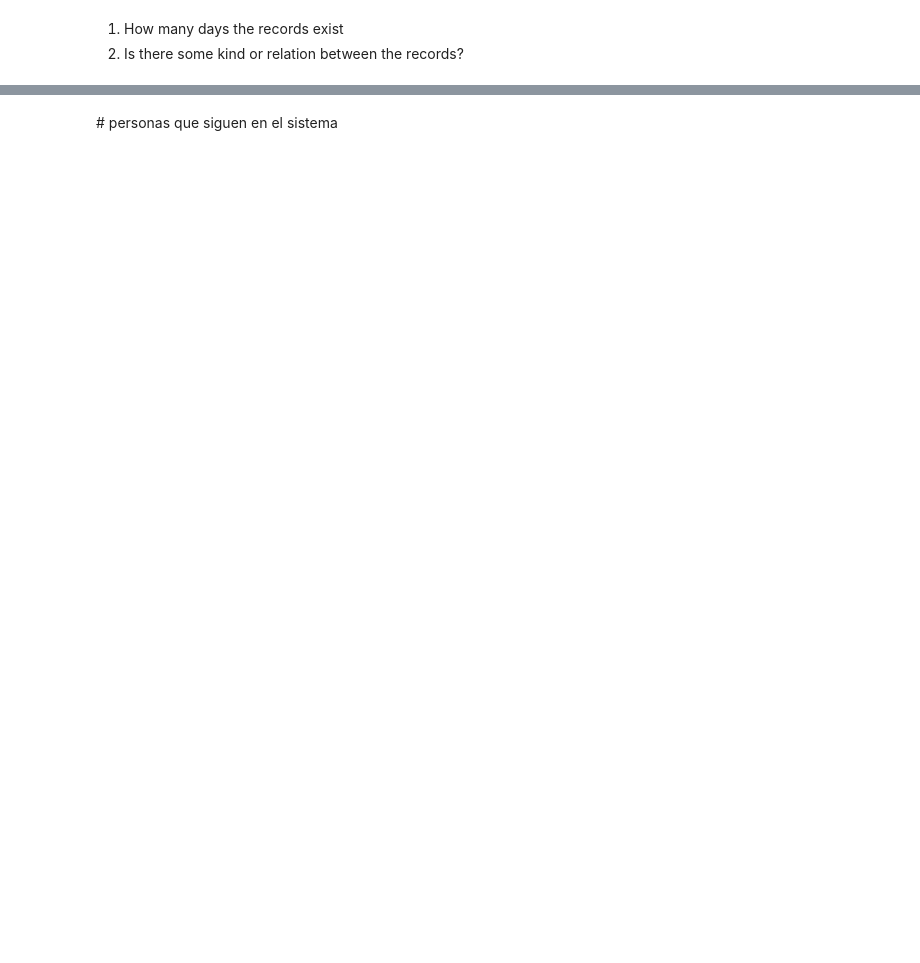
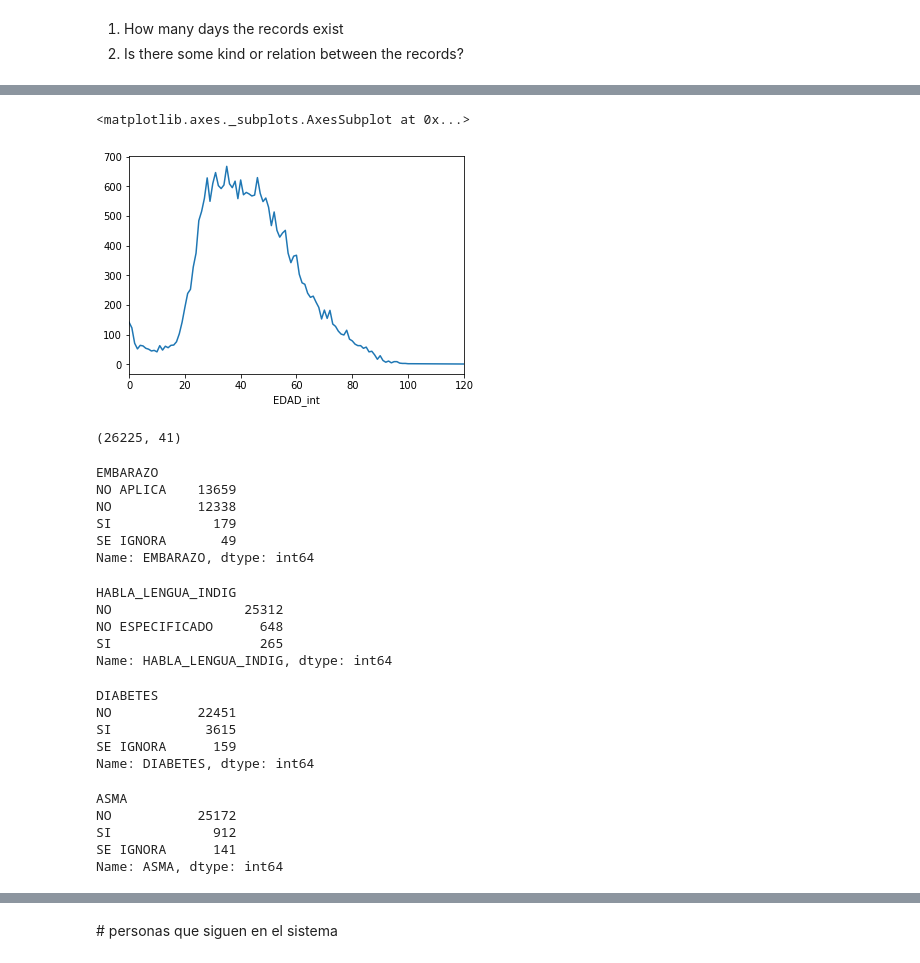
Before and after one commit to CarlosUrteaga/COVID19MX, a Jupyter notebook: notebook/Data quality.ipynb, the cells around one changed output, grey strips where cells are left out. Saved outputs shown, nothing was run; the diff lists cells and outputs as text; code cells hidden in the pictures; blank space fills up the shorter version.

```diff
--- a/notebook/Data quality.ipynb
+++ b/notebook/Data quality.ipynb
@@ -260,0 +493,43 @@ Name: FechaRegistro, dtype: int64
+# %%
+df3['EDAD_int'] = df3.EDAD.astype(int)
+df3.groupby('EDAD_int')['EDAD_int'].count().plot()
+# %% [output]
+<matplotlib.axes._subplots.AxesSubplot at 0x...>
+[figure, added]
+# %%
+df3.shape
+# %% [output]
+(26225, 41)
+# %%
+df3.groupby('EMBARAZO')['EMBARAZO'].count().sort_values( ascending=False)
+# %% [output]
+EMBARAZO
+NO APLICA    13659
+NO           12338
+SI             179
+SE IGNORA       49
+Name: EMBARAZO, dtype: int64
+# %%
+df3.groupby('HABLA_LENGUA_INDIG')['HABLA_LENGUA_INDIG'].count().sort_values( ascending=False)
+# %% [output]
+HABLA_LENGUA_INDIG
+NO                 25312
+NO ESPECIFICADO      648
+SI                   265
+Name: HABLA_LENGUA_INDIG, dtype: int64
+# %%
+df3.groupby('DIABETES')['DIABETES'].count().sort_values( ascending=False)
+# %% [output]
+DIABETES
+NO           22451
+SI            3615
+SE IGNORA      159
+Name: DIABETES, dtype: int64
+# %%
+df3.groupby('ASMA')['ASMA'].count().sort_values( ascending=False)
+# %% [output]
+ASMA
+NO           25172
+SI             912
+SE IGNORA      141
+Name: ASMA, dtype: int64
```
Also changed, not shown: parts of 90 cells of this notebook, 14 other files.
